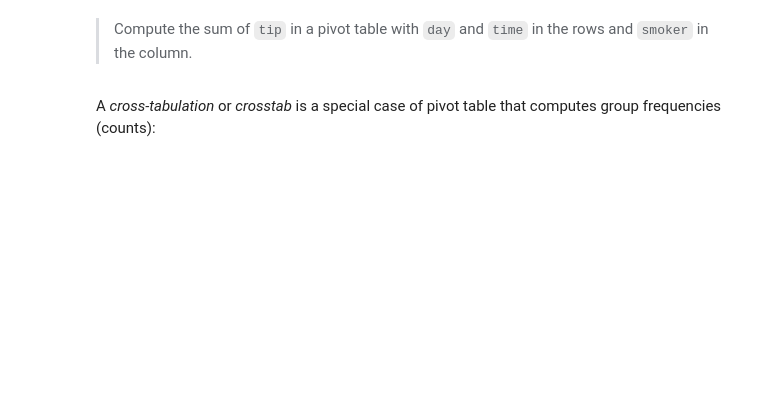
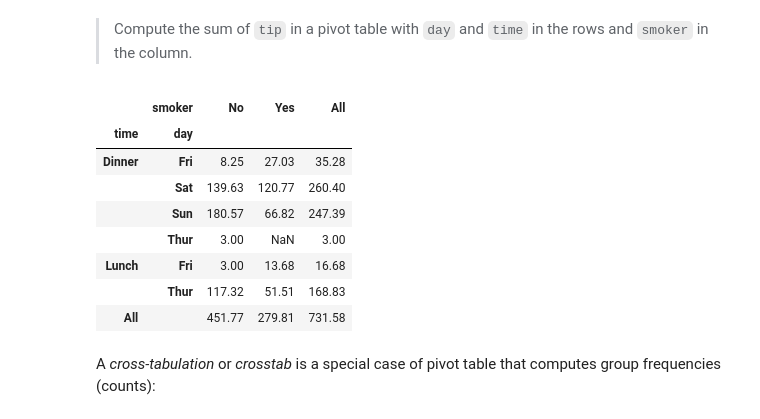
Before and after one commit to bradleysoh/5m-data-1.9-eda-advanced, a Jupyter notebook: notebooks/eda_advanced_lesson.ipynb, the cells around one changed output. Drawn from its saved outputs; the diff is of its cells as text; code cells hidden in the pictures; blank space fills up the shorter version.

```diff
--- a/notebooks/eda_advanced_lesson.ipynb
+++ b/notebooks/eda_advanced_lesson.ipynb
@@ -1804,5 +1852,18 @@ tips.pivot_table(index=["time", "smoker"], columns="day",
 # %% [markdown]
 > Compute the sum of `tip` in a pivot table with `day` and `time` in the rows and `smoker` in the column.
+# %%
+tips.pivot_table(index=["time", "day"], columns="smoker",
+                 values="tip", aggfunc=sum, margins=True)
+# %% [output]
+|  | smoker | No | Yes | All |
+| time | day |  |  |  |
+| Dinner | Fri | 8.25 | 27.03 | 35.28 |
+|  | Sat | 139.63 | 120.77 | 260.40 |
+|  | Sun | 180.57 | 66.82 | 247.39 |
+|  | Thur | 3.00 | NaN | 3.00 |
+| Lunch | Fri | 3.00 | 13.68 | 16.68 |
+|  | Thur | 117.32 | 51.51 | 168.83 |
+| All |  | 451.77 | 279.81 | 731.58 |
 # %% [markdown]
 A _cross-tabulation_ or _crosstab_ is a special case of pivot table that computes group frequencies (counts):
 # %%
```
Also changed, not shown: parts of 6 cells of this notebook.
